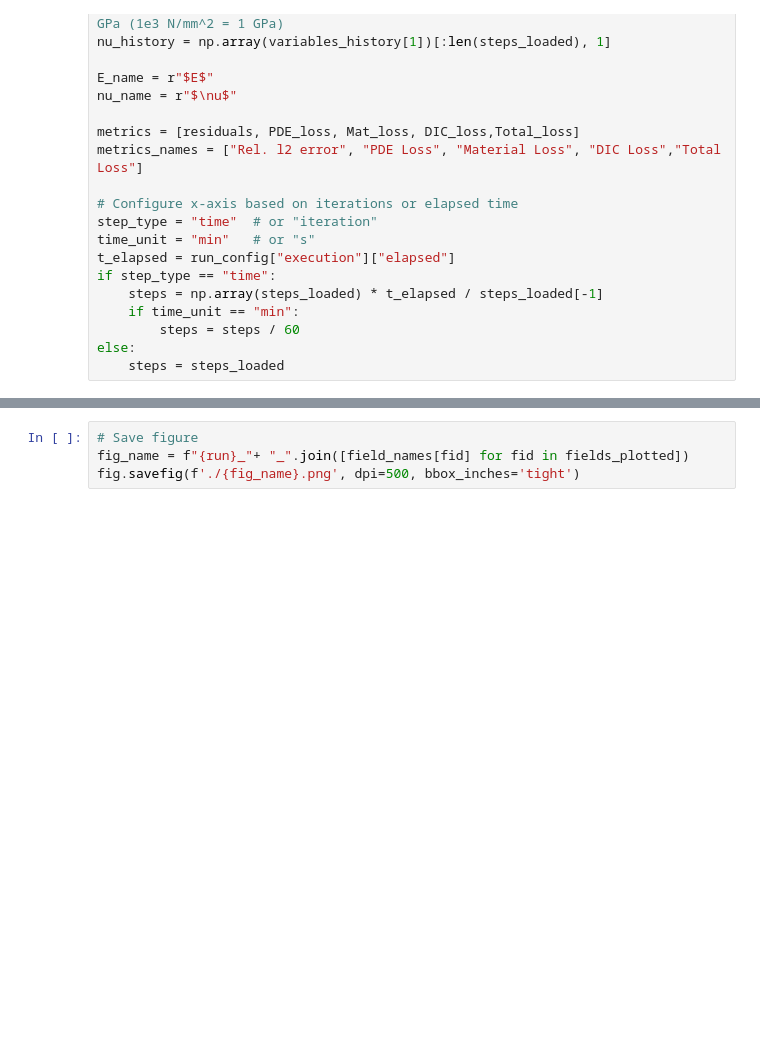
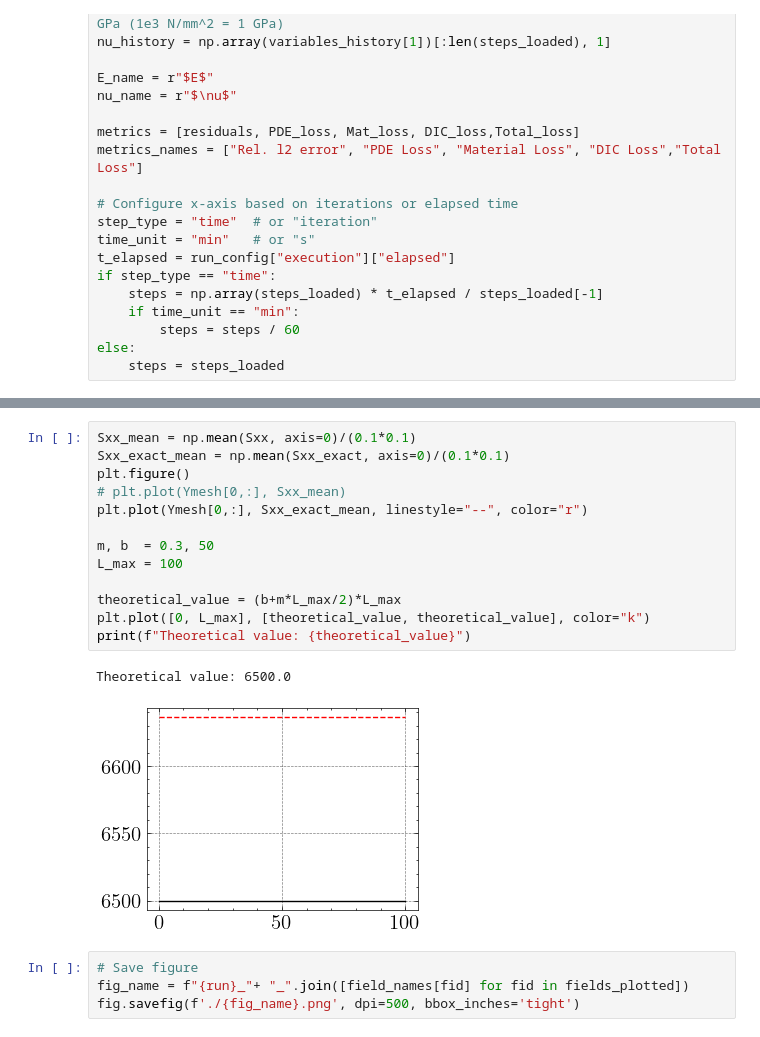
Before and after one commit to bonneted/PINN-MT2.0, a Jupyter notebook: 1_side_loaded_plate/2_noise_study/plot_one_run.ipynb, the cells around one changed output, grey strips where cells are left out. Drawn from its saved outputs; the diff is of its cells as text; blank space fills up the shorter version.

```diff
--- a/1_side_loaded_plate/2_noise_study/plot_one_run.ipynb
+++ b/1_side_loaded_plate/2_noise_study/plot_one_run.ipynb
@@ -235,3 +278,19 @@ Fig width: 18.0, set it to 6.00 < 6.34 (A4 with margins) in latex to have a prin
+# %%
+Sxx_mean = np.mean(Sxx, axis=0)/(0.1*0.1)
+Sxx_exact_mean = np.mean(Sxx_exact, axis=0)/(0.1*0.1)
+plt.figure()
+# plt.plot(Ymesh[0,:], Sxx_mean)
+plt.plot(Ymesh[0,:], Sxx_exact_mean, linestyle="--", color="r")
+
+m, b  = 0.3, 50
+L_max = 100
+
+theoretical_value = (b+m*L_max/2)*L_max
+plt.plot([0, L_max], [theoretical_value, theoretical_value], color="k")
+print(f"Theoretical value: {theoretical_value}")
+# %% [output]
+Theoretical value: 6500.0
+[figure, added]
 # %%
 # Save figure
 fig_name = f"{run}_"+ "_".join([field_names[fid] for fid in fields_plotted])
```
Also changed, not shown: parts of 6 cells of this notebook, 1 other file.
